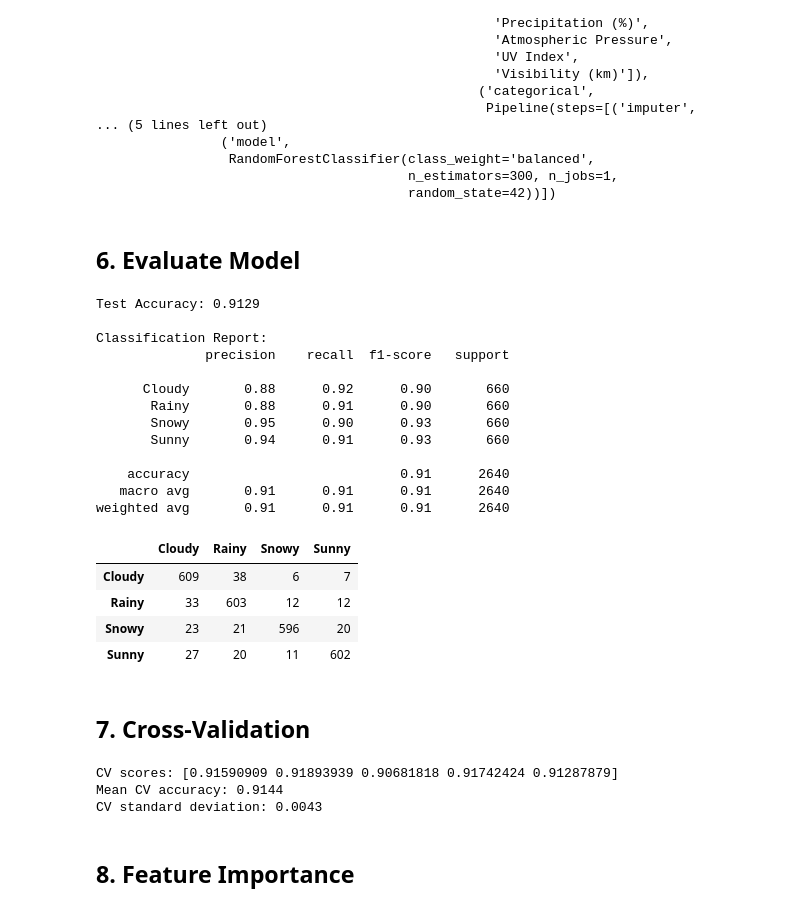
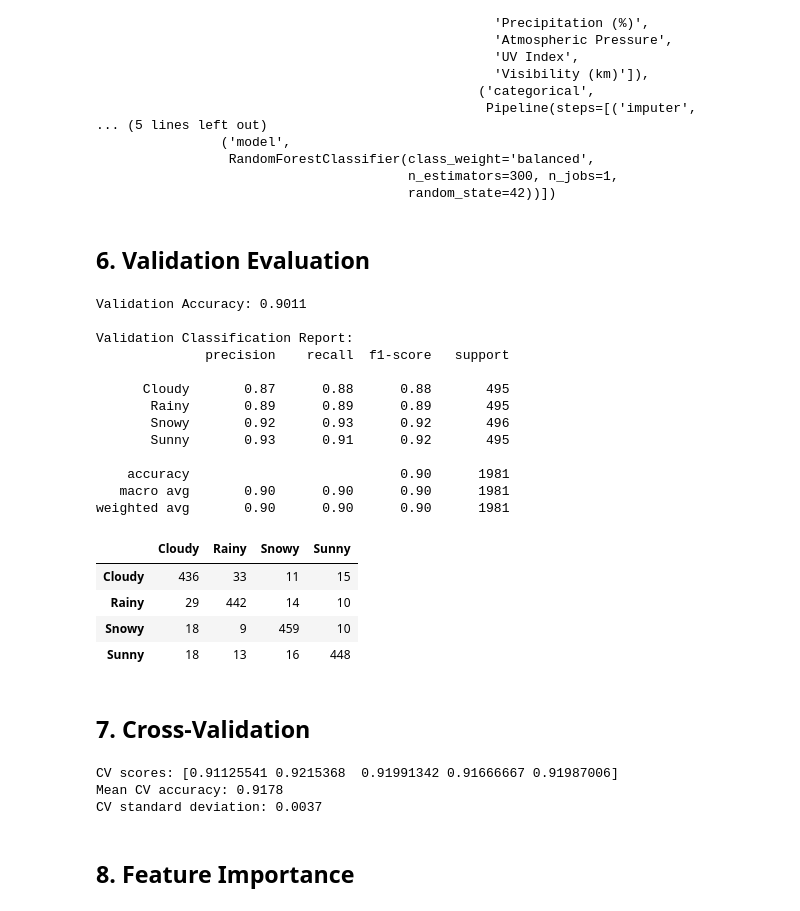
Before and after one commit to shojsam/ensf444-weather-prediction, a Jupyter notebook: random_forest_weather_pipeline.ipynb, the cells around one changed output. Drawn from its saved outputs; the diff is of its cells as text; code cells hidden in the pictures.

```diff
--- a/random_forest_weather_pipeline.ipynb
+++ b/random_forest_weather_pipeline.ipynb
@@ -87,14 +87,26 @@ print("Target encoding:", target_mapping)
 Feature columns: ['Temperature', 'Humidity', 'Wind Speed', 'Precipitation (%)', 'Cloud Cover', 'Atmospheric Pressure', 'UV Index', 'Season', 'Visibility (km)', 'Location']
 Target encoding: {'Cloudy': np.int64(0), 'Rainy': np.int64(1), 'Snowy': np.int64(2), 'Sunny': np.int64(3)}
 # %%
-X_train, X_test, y_train, y_test = train_test_split(
+# First split: hold out 15% for the final test set.
+X_train_val, X_test, y_train_val, y_test = train_test_split(
     X,
     y,
-    test_size=0.2,
+    test_size=0.15,
     random_state=42,
     stratify=y
 )
 
+# Second split: take validation data from the remaining 85%.
+# This gives approximately 70% training, 15% validation, and 15% testing.
+X_train, X_val, y_train, y_val = train_test_split(
+    X_train_val,
+    y_train_val,
+    test_size=0.1765,
+    random_state=42,
+    stratify=y_train_val
+)
+
 print("Training rows:", X_train.shape[0])
+print("Validation rows:", X_val.shape[0])
 print("Testing rows:", X_test.shape[0])
 # %% [output]
@@ -205,50 +218,50 @@ Pipeline(steps=[('preprocessor',
                                         n_estimators=300, n_jobs=1,
                                         random_state=42))])
 # %% [markdown]
-## 6. Evaluate Model
+## 6. Validation Evaluation
 # %%
-y_pred = rf_pipeline.predict(X_test)
+y_val_pred = rf_pipeline.predict(X_val)
 
-accuracy = accuracy_score(y_test, y_pred)
-print(f"Test Accuracy: {accuracy:.4f}")
-print("\nClassification Report:")
-print(classification_report(y_test, y_pred, target_names=target_encoder.classes_))
+validation_accuracy = accuracy_score(y_val, y_val_pred)
+print(f"Validation Accuracy: {validation_accuracy:.4f}")
+print("\nValidation Classification Report:")
+print(classification_report(y_val, y_val_pred, target_names=target_encoder.classes_))
 # %% [output]
-Test Accuracy: 0.9129
+Validation Accuracy: 0.9011
 
-Classification Report:
+Validation Classification Report:
               precision    recall  f1-score   support
 
-      Cloudy       0.88      0.92      0.90       660
-       Rainy       0.88      0.91      0.90       660
-       Snowy       0.95      0.90      0.93       660
-       Sunny       0.94      0.91      0.93       660
+      Cloudy       0.87      0.88      0.88       495
+       Rainy       0.89      0.89      0.89       495
+       Snowy       0.92      0.93      0.92       496
+       Sunny       0.93      0.91      0.92       495
 
-    accuracy                           0.91      2640
-   macro avg       0.91      0.91      0.91      2640
-weighted avg       0.91      0.91      0.91      2640
+    accuracy                           0.90      1981
+   macro avg       0.90      0.90      0.90      1981
+weighted avg       0.90      0.90      0.90      1981
 # %%
-cm = confusion_matrix(y_test, y_pred, labels=range(len(target_encoder.classes_)))
+cm = confusion_matrix(y_val, y_val_pred, labels=range(len(target_encoder.classes_)))
 cm_df = pd.DataFrame(cm, index=target_encoder.classes_, columns=target_encoder.classes_)
 cm_df
 # %% [output]
 |  | Cloudy | Rainy | Snowy | Sunny |
-| Cloudy | 609 | 38 | 6 | 7 |
-| Rainy | 33 | 603 | 12 | 12 |
-| Snowy | 23 | 21 | 596 | 20 |
-| Sunny | 27 | 20 | 11 | 602 |
+| Cloudy | 436 | 33 | 11 | 15 |
+| Rainy | 29 | 442 | 14 | 10 |
+| Snowy | 18 | 9 | 459 | 10 |
+| Sunny | 18 | 13 | 16 | 448 |
 # %% [markdown]
 ## 7. Cross-Validation
 # %%
-cv_scores = cross_val_score(rf_pipeline, X, y, cv=5, scoring="accuracy", n_jobs=1)
+cv_scores = cross_val_score(rf_pipeline, X_train, y_train, cv=5, scoring="accuracy", n_jobs=1)
 
 print("CV scores:", cv_scores)
 print(f"Mean CV accuracy: {cv_scores.mean():.4f}")
 print(f"CV standard deviation: {cv_scores.std():.4f}")
 # %% [output]
-CV scores: [0.91590909 0.91893939 0.90681818 0.91742424 0.91287879]
-Mean CV accuracy: 0.9144
-CV standard deviation: 0.0043
+CV scores: [0.91125541 0.9215368  0.91991342 0.91666667 0.91987006]
+Mean CV accuracy: 0.9178
+CV standard deviation: 0.0037
 # %% [markdown]
 ## 8. Feature Importance
 # %%
```
Also changed, not shown: parts of 9 cells of this notebook.
